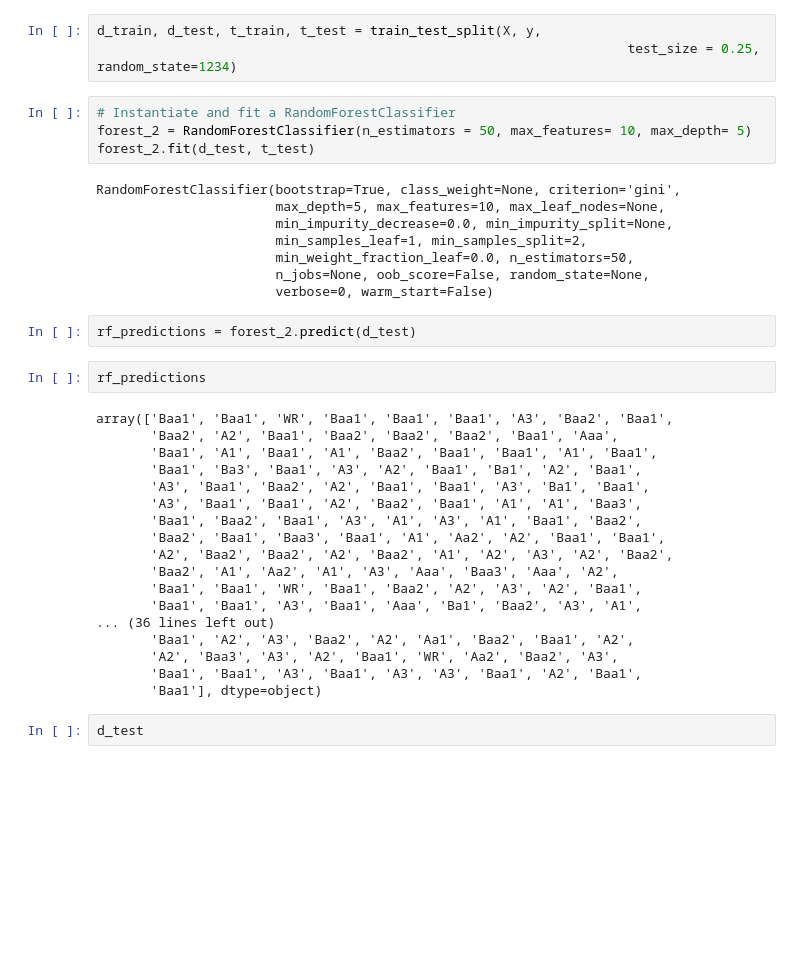
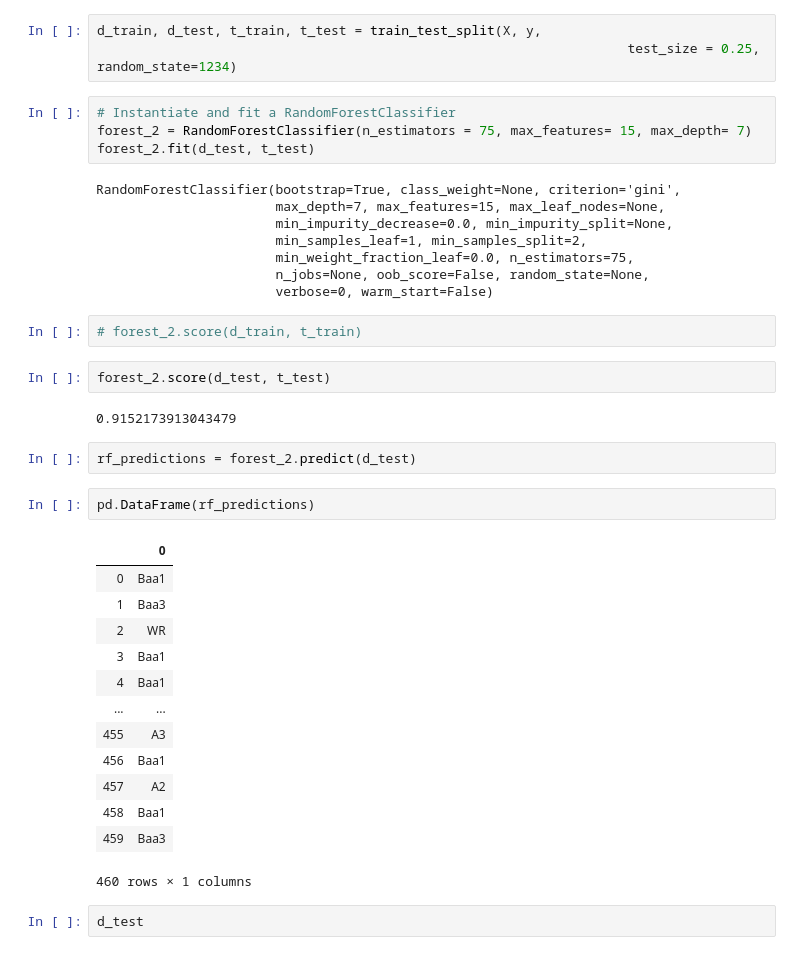
Before and after one commit to WickedoneC/Final_Proj, a Jupyter notebook: Models/Random_Forest copy.ipynb, the cells around one changed output. Cells and saved outputs as stored; diff of their text form; blank space fills up the shorter version.

```diff
--- a/Models/Random_Forest copy.ipynb
+++ b/Models/Random_Forest copy.ipynb
@@ -756,38 +756,40 @@ d_train, d_test, t_train, t_test = train_test_split(X, y,
                                                                     test_size = 0.25, random_state=1234)
 # %%
 # Instantiate and fit a RandomForestClassifier
-forest_2 = RandomForestClassifier(n_estimators = 50, max_features= 10, max_depth= 5)
+forest_2 = RandomForestClassifier(n_estimators = 75, max_features= 15, max_depth= 7)
 forest_2.fit(d_test, t_test)
 # %% [output]
 RandomForestClassifier(bootstrap=True, class_weight=None, criterion='gini',
-                       max_depth=5, max_features=10, max_leaf_nodes=None,
+                       max_depth=7, max_features=15, max_leaf_nodes=None,
                        min_impurity_decrease=0.0, min_impurity_split=None,
                        min_samples_leaf=1, min_samples_split=2,
-                       min_weight_fraction_leaf=0.0, n_estimators=50,
+                       min_weight_fraction_leaf=0.0, n_estimators=75,
                        n_jobs=None, oob_score=False, random_state=None,
                        verbose=0, warm_start=False)
+# %%
+# forest_2.score(d_train, t_train)
+# %%
+forest_2.score(d_test, t_test)
+# %% [output]
+0.9152173913043479
 # %%
 rf_predictions = forest_2.predict(d_test)
-# %%
-rf_predictions
-# %% [output]
-array(['Baa1', 'Baa1', 'WR', 'Baa1', 'Baa1', 'Baa1', 'A3', 'Baa2', 'Baa1',
-       'Baa2', 'A2', 'Baa1', 'Baa2', 'Baa2', 'Baa2', 'Baa1', 'Aaa',
-       'Baa1', 'A1', 'Baa1', 'A1', 'Baa2', 'Baa1', 'Baa1', 'A1', 'Baa1',
-       'Baa1', 'Ba3', 'Baa1', 'A3', 'A2', 'Baa1', 'Ba1', 'A2', 'Baa1',
-       'A3', 'Baa1', 'Baa2', 'A2', 'Baa1', 'Baa1', 'A3', 'Ba1', 'Baa1',
-       'A3', 'Baa1', 'Baa1', 'A2', 'Baa2', 'Baa1', 'A1', 'A1', 'Baa3',
-       'Baa1', 'Baa2', 'Baa1', 'A3', 'A1', 'A3', 'A1', 'Baa1', 'Baa2',
-       'Baa2', 'Baa1', 'Baa3', 'Baa1', 'A1', 'Aa2', 'A2', 'Baa1', 'Baa1',
-       'A2', 'Baa2', 'Baa2', 'A2', 'Baa2', 'A1', 'A2', 'A3', 'A2', 'Baa2',
-       'Baa2', 'A1', 'Aa2', 'A1', 'A3', 'Aaa', 'Baa3', 'Aaa', 'A2',
-       'Baa1', 'Baa1', 'WR', 'Baa1', 'Baa2', 'A2', 'A3', 'A2', 'Baa1',
-       'Baa1', 'Baa1', 'A3', 'Baa1', 'Aaa', 'Ba1', 'Baa2', 'A3', 'A1',
-... (36 lines left out)
-       'Baa1', 'A2', 'A3', 'Baa2', 'A2', 'Aa1', 'Baa2', 'Baa1', 'A2',
-       'A2', 'Baa3', 'A3', 'A2', 'Baa1', 'WR', 'Aa2', 'Baa2', 'A3',
-       'Baa1', 'Baa1', 'A3', 'Baa1', 'A3', 'A3', 'Baa1', 'A2', 'Baa1',
-       'Baa1'], dtype=object)
+# %%
+pd.DataFrame(rf_predictions)
+# %% [output]
+|  | 0 |
+| 0 | Baa1 |
+| 1 | Baa3 |
+| 2 | WR |
+| 3 | Baa1 |
+| 4 | Baa1 |
+| ... | ... |
+| 455 | A3 |
+| 456 | Baa1 |
+| 457 | A2 |
+| 458 | Baa1 |
+| 459 | Baa3 |
+460 rows × 1 columns
 # %%
 d_test
 # %% [output]
```
Also changed, not shown: parts of 5 cells of this notebook, 1 other file.
